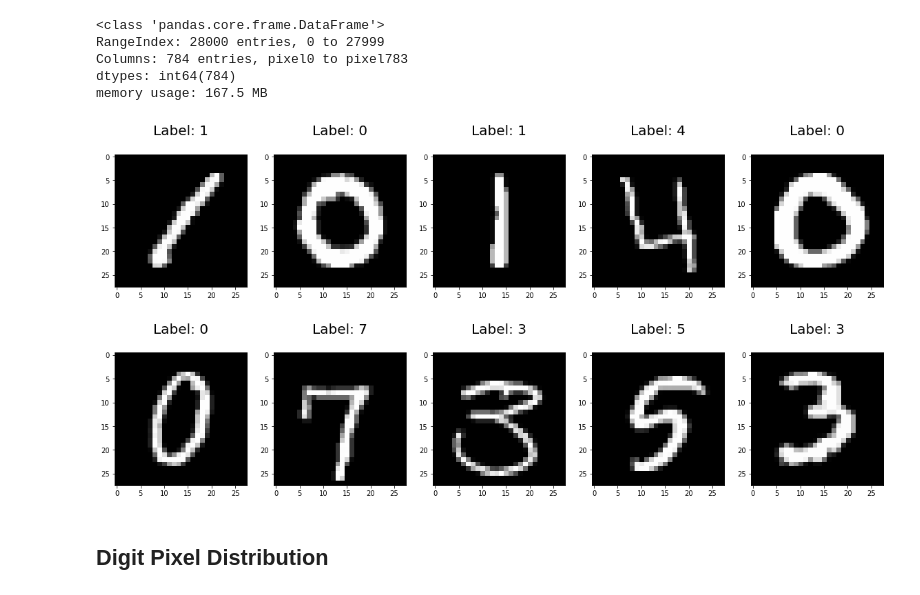
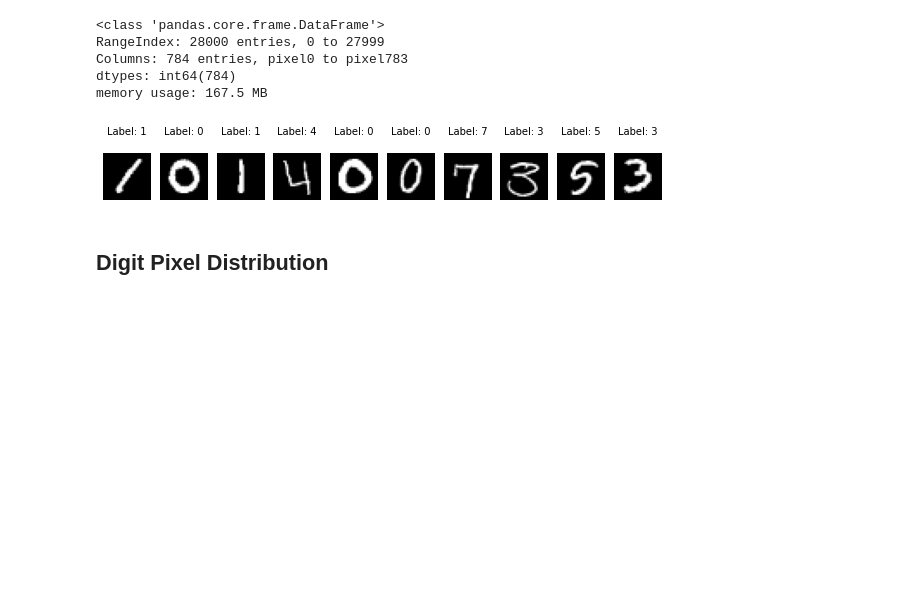
Before and after one commit to roma-glushko/kaggle-digit-recognizer, a Jupyter notebook: index.ipynb, the cells around one changed output. Drawn from its saved outputs; the diff is of its cells as text; code cells hidden in the pictures; blank space fills up the shorter version.

```diff
--- a/index.ipynb
+++ b/index.ipynb
@@ -45,15 +47,17 @@ train_image_df.drop(columns=['label'], inplace=True)
 
 train_label_df = train_df['label']
 # %%
-plt.figure(figsize=(20, 15))
+plt.figure(figsize=(10, 10))
 
 for index, (image, label) in enumerate(zip(train_image_df[0:10], train_label_df[0:10])):
-    plt.subplot(3, 5, index + 1)
+    ax = plt.subplot(1, 10, index + 1)
+    ax.axis('off')
+
     plt.imshow(np.reshape(train_image_df.values[index], (28, 28)), cmap='gray')
 
-    plt.title('Label: %i\n' % label, fontsize=20);
+    plt.title('Label: %i\n' % label, fontsize=10);
 # %% [output]
-[figure, old version]
+[figure, new version]
 # %% [markdown]
 ## Digit Pixel Distribution
 # %%
```
Also changed, not shown: parts of 9 cells of this notebook.
